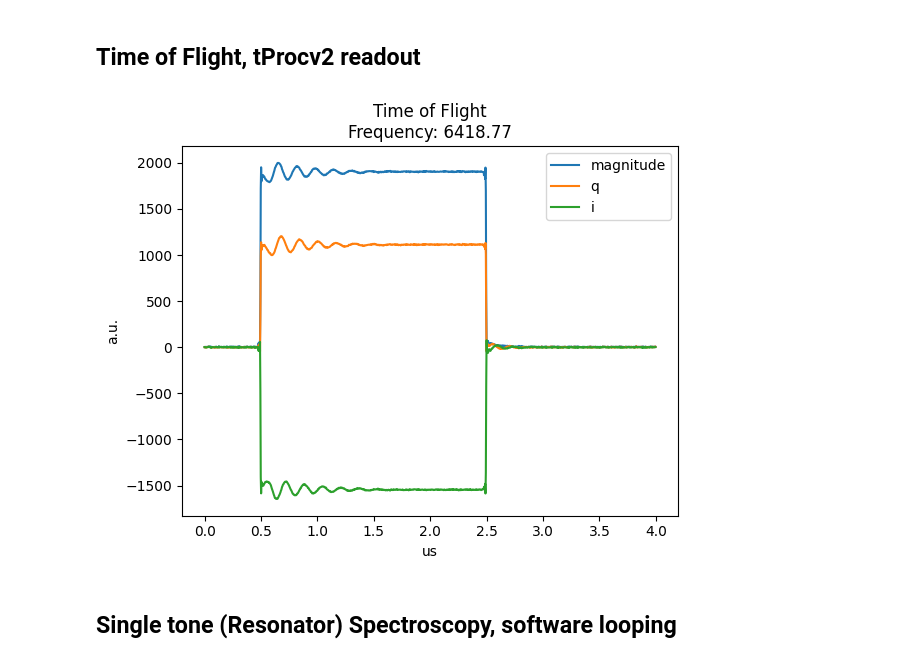
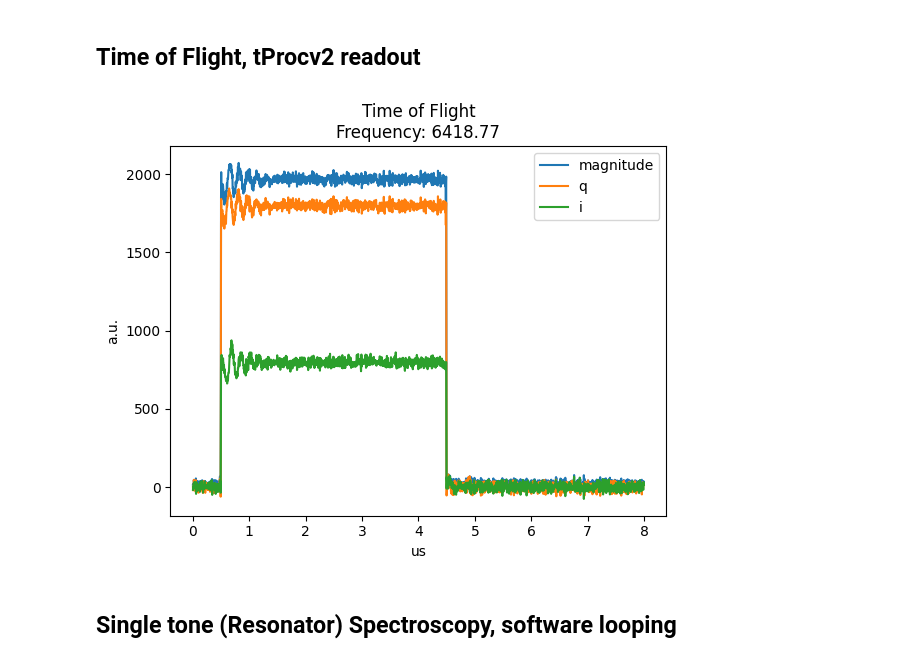
Before and after one commit to SchusterLab/ChaToT, a Jupyter notebook: nb/qubit_demos_tprocv2.ipynb, the cells around one changed output. Saved outputs shown, nothing was run; the diff lists cells and outputs as text; code cells hidden in the pictures.

```diff
--- a/nb/qubit_demos_tprocv2.ipynb
+++ b/nb/qubit_demos_tprocv2.ipynb
@@ -46,7 +46,7 @@ class TimeOfFlight(AveragerProgramV2):
 
         self.add_pulse(ch=gen_ch, name="pulse", ro_ch=ro_ch,
                        style="const",
-                       length=0.2,
+                       length=cfg['pulse_len'],
                        freq=cfg['freq'],
                        phase=0,
                        gain=1,
@@ -61,6 +61,7 @@ config = {'gen_ch': GEN_CH,
           'freq': FREQ,
           'trig_time': 0,
           'ro_len': 1,
+          'pulse_len': 3
          }
 
 prog = TimeOfFlight(soccfg, reps=1, final_delay=0.5, cfg=config)
@@ -111,7 +112,7 @@ class TimeOfFlight(AveragerProgramV2):
 
         self.add_pulse(ch=gen_ch, name="pulse", ro_ch=ro_ch,
                        style="const",
-                       length=2,
+                       length=cfg['pulse_len'],
                        freq=cfg['freq'],
                        phase=0,
                        gain=cfg['gain'],
@@ -122,37 +123,37 @@ class TimeOfFlight(AveragerProgramV2):
         self.trigger(ros=[cfg['ro_ch']], pins=[0], t=cfg['trig_time'], ddr4=True)
         self.pulse(ch=cfg['gen_ch'], name="pulse", t=0)
 
 config = {'gen_ch': GEN_CH, # 0
           'ro_ch': RO_CH, # 0
           'freq': 6418.77,
           'trig_time': 0,
-          'ro_len': 4,
+          'ro_len': 8,
           'gain': 0.8,
-          'pulse_len': 2
+          'pulse_len': 4
          }
 
 prog = TimeOfFlight(soccfg, reps=1, final_delay=None, cfg=config)
 
 
-iq_list = prog.acquire_decimated(soc, soft_avgs=5000)
+iq_list = prog.acquire_decimated(soc, soft_avgs=100)
 t = prog.get_time_axis(ro_index=0)
 i = iq_list[0][:,0]
 q = iq_list[0][:,1]
 mag = np.abs(iq_list[0].dot([1,1j]))
 
 plt.plot(t, mag, label="magnitude")
 plt.plot(t, q, label="q")
 plt.plot(t, i, label="i")
 
 
 plt.legend()
 plt.ylabel("a.u.")
 plt.xlabel("us")
 plt.title("Time of Flight\nFrequency: " + str(config['freq']))
 
 TRIG_TIME = 0.5
 # %% [output]
-[figure, old version]
+[figure, new version]
 # %% [markdown]
 ## Single tone (Resonator) Spectroscopy, software looping
 # %%
```
Also changed, not shown: parts of 8 cells of this notebook, 3 other files.
